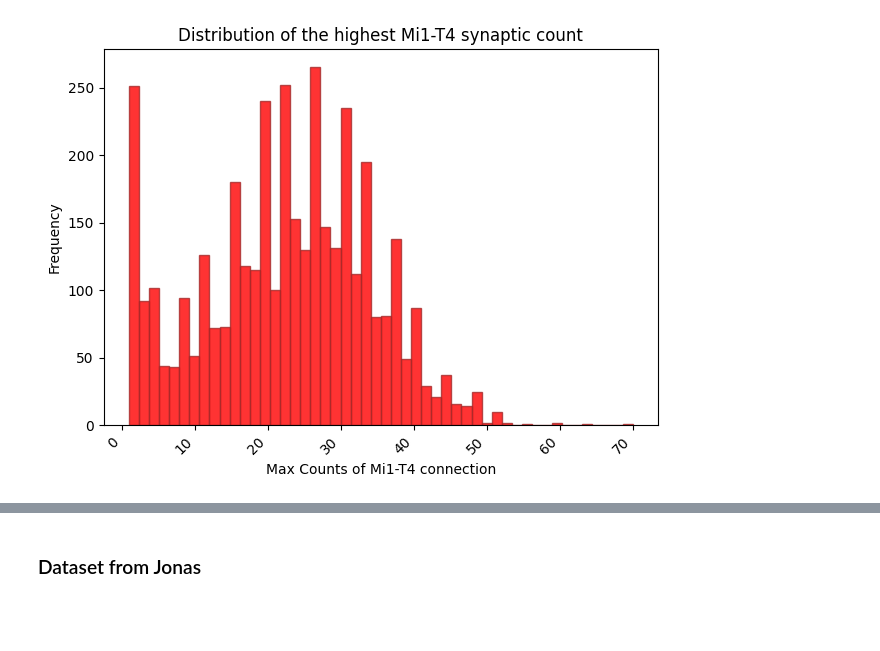
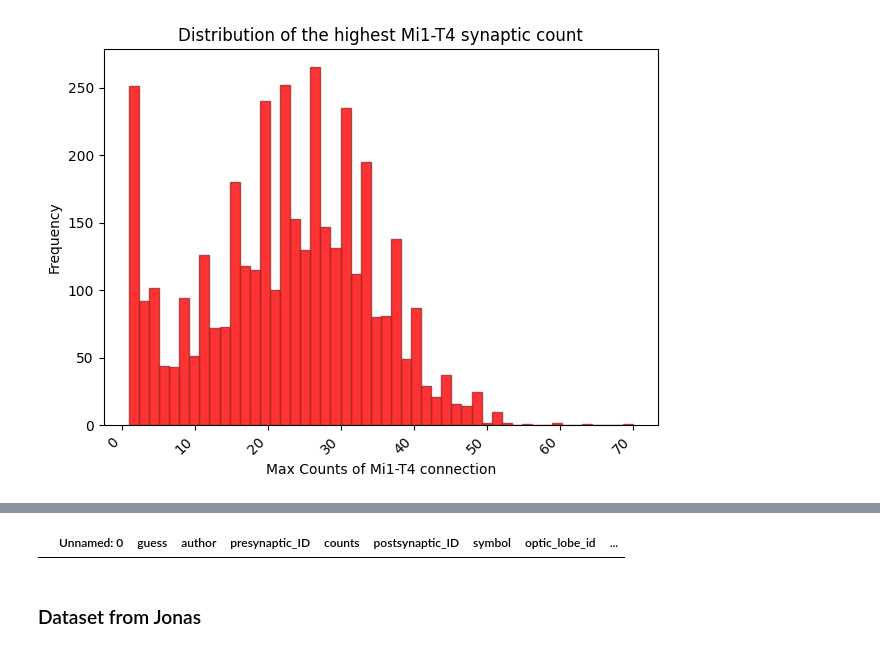
Before and after one commit to mariaioan/T4-connectome-analysis, a Jupyter notebook: proofreading-tables/maria_draft.ipynb, the cells around one changed output, grey strips where cells are left out. Cells and saved outputs as stored; diff of their text form; code cells hidden in the pictures; blank space fills up the shorter version.

```diff
--- a/proofreading-tables/maria_draft.ipynb
+++ b/proofreading-tables/maria_draft.ipynb
@@ -621,3 +642,7 @@ print(len(lol['presynaptic_ID'].unique()))
+# %%
+db[db['symbol'] == 'T4c']
+# %% [output]
+|  | Unnamed: 0 | guess | author | presynaptic_ID | counts | postsynaptic_ID | symbol | optic_lobe_id | ... |
 # %% [markdown]
 ### Dataset from Jonas
 # %%
```
Also changed, not shown: parts of 8 cells of this notebook.
